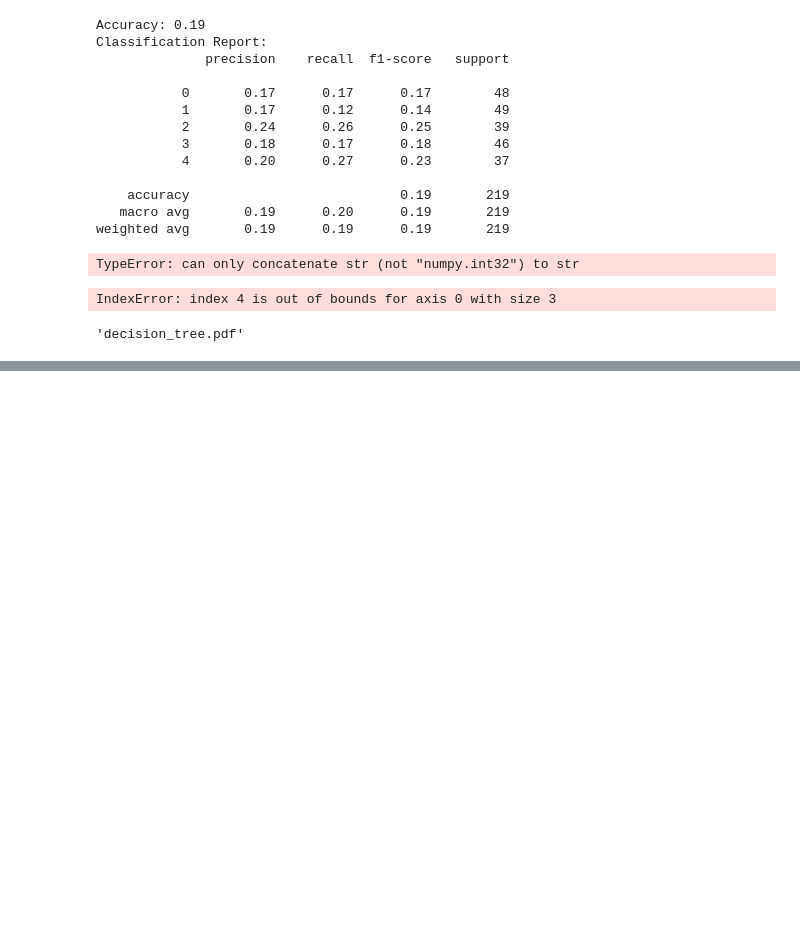
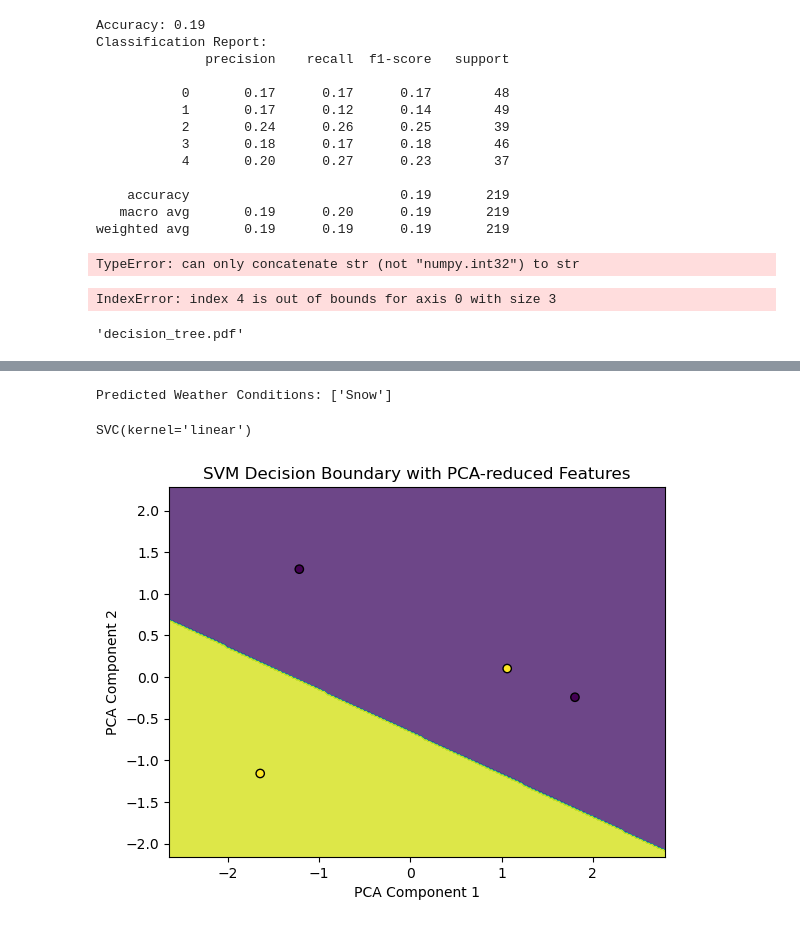
Before and after one commit to msijewelsaif/MachineLearning, a Jupyter notebook: weather history dataset/first basic practce.ipynb, the cells around one changed output, grey strips where cells are left out. Cells and saved outputs as stored; diff of their text form; code cells hidden in the pictures; blank space fills up the shorter version.

Commit message:
SVM and Decision Tree

```diff
--- a/weather history dataset/first basic practce.ipynb
+++ b/weather history dataset/first basic practce.ipynb
@@ -579,0 +618,4 @@ graph.render("decision_tree")
+# %%
+# Initialize and train the SVM classifier
+svm_model = SVC(kernel='linear')
+svm_model.fit(X_train, y_train)
@@ -579,0 +657,41 @@ graph.render("decision_tree")
+# %%
+# Optional: Decode the predicted labels back to original
+y_pred_decoded = label_encoder.inverse_transform(y_pred)
+print("Predicted Weather Conditions:", y_pred_decoded)
+# %% [output]
+Predicted Weather Conditions: ['Snow']
+# %%
+# Visualizing decision boundaries (only works well with 2D data)
+import matplotlib.pyplot as plt
+
+# Since the feature space is 4D, we can reduce it to 2D using PCA for visualization
+from sklearn.decomposition import PCA
+
+pca = PCA(n_components=2)
+X_reduced = pca.fit_transform(X_train)
+# %%
+# Train SVM on the reduced data
+svm_model_2d = SVC(kernel='linear')
+svm_model_2d.fit(X_reduced, y_train)
+# %% [output]
+SVC(kernel='linear')
+# %%
+# Create a mesh to plot in
+h = .02  # step size in the mesh
+x_min, x_max = X_reduced[:, 0].min() - 1, X_reduced[:, 0].max() + 1
+y_min, y_max = X_reduced[:, 1].min() - 1, X_reduced[:, 1].max() + 1
+xx, yy = np.meshgrid(np.arange(x_min, x_max, h),
+                     np.arange(y_min, y_max, h))
+# %%
+# Plot the decision boundary
+Z = svm_model_2d.predict(np.c_[xx.ravel(), yy.ravel()])
+Z = Z.reshape(xx.shape)
+
+plt.contourf(xx, yy, Z, alpha=0.8)
+plt.scatter(X_reduced[:, 0], X_reduced[:, 1], c=y_train, edgecolors='k', marker='o')
+plt.xlabel('PCA Component 1')
+plt.ylabel('PCA Component 2')
+plt.title('SVM Decision Boundary with PCA-reduced Features')
+plt.show()
+# %% [output]
+[figure, added]
```
Also changed, not shown: parts of 11 cells of this notebook, 1 other file.
